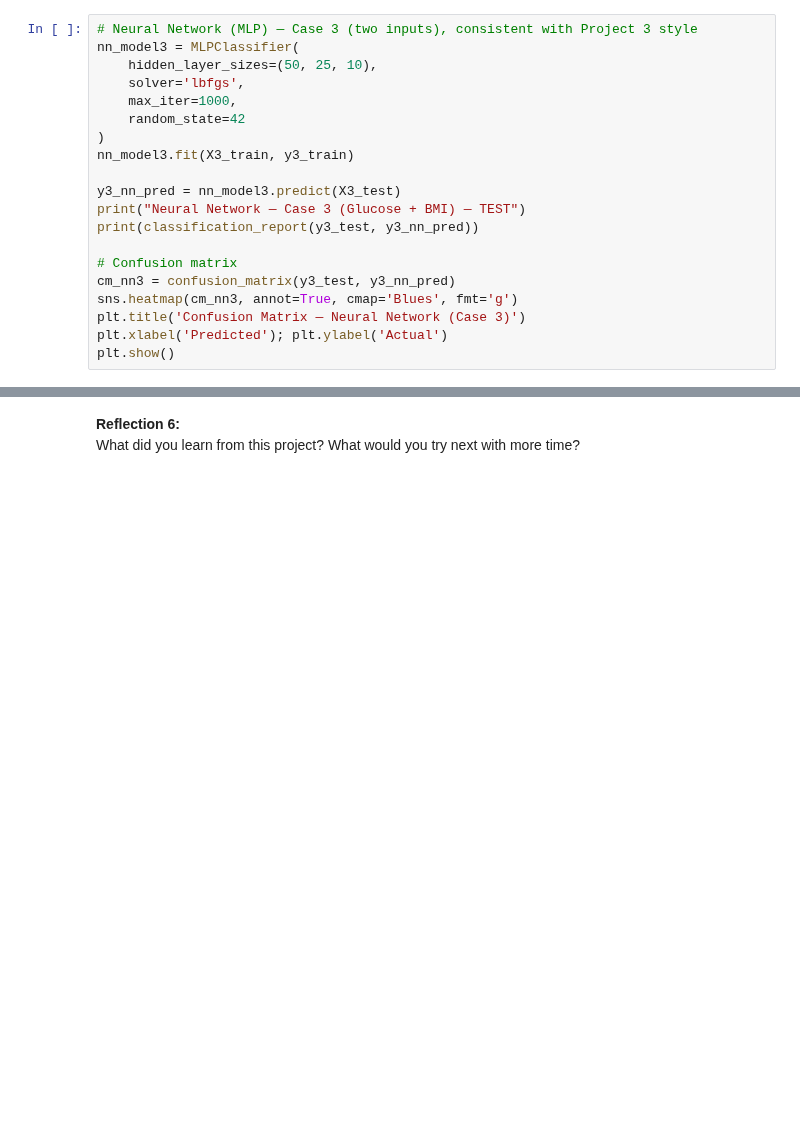
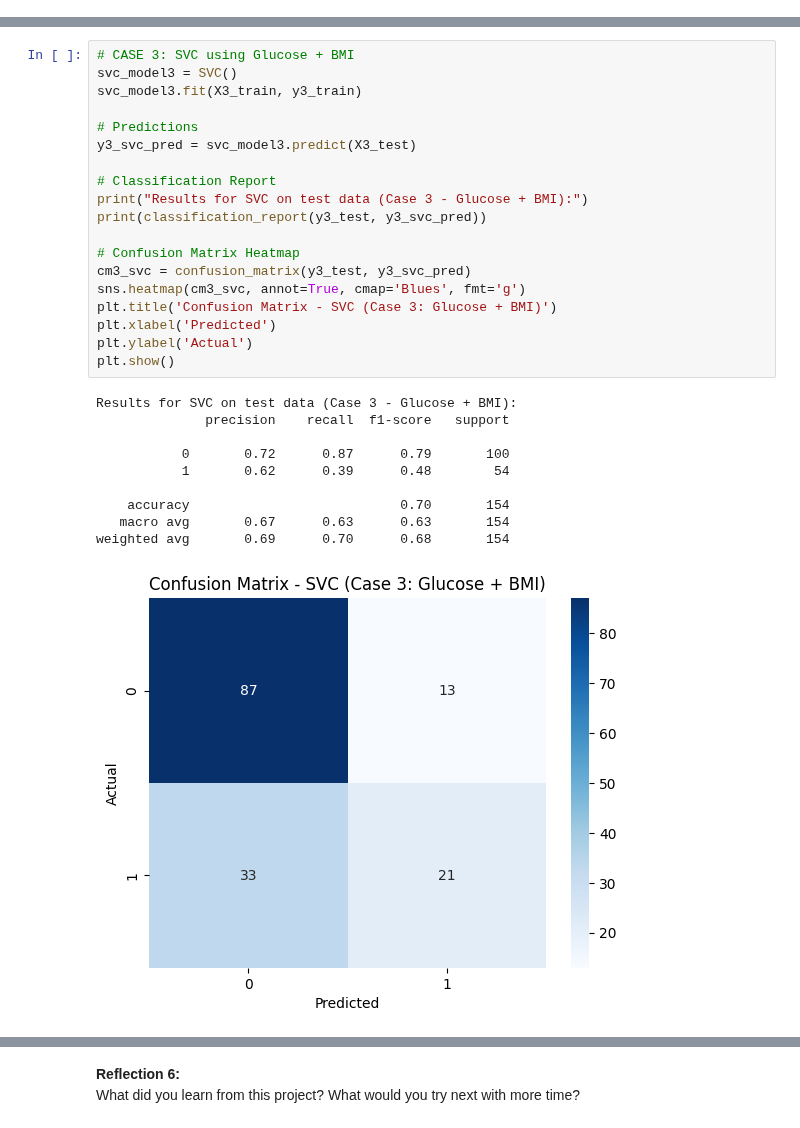
Before and after one commit to BethSpornitz/ml01, a Jupyter notebook: notebooks/midterm/ml_midterm_bethspornitz.ipynb, the cells around one changed output, grey strips where cells are left out. Cells and saved outputs as stored; diff of their text form; blank space fills up the shorter version.

```diff
--- a/notebooks/midterm/ml_midterm_bethspornitz.ipynb
+++ b/notebooks/midterm/ml_midterm_bethspornitz.ipynb
@@ -321,20 +473,0 @@ plt.show()
-# %%
-# Neural Network (MLP) — Case 3 (two inputs), consistent with Project 3 style
-nn_model3 = MLPClassifier(
-    hidden_layer_sizes=(50, 25, 10),
-    solver='lbfgs',
-    max_iter=1000,
-    random_state=42
-)
-nn_model3.fit(X3_train, y3_train)
-
-y3_nn_pred = nn_model3.predict(X3_test)
-print("Neural Network — Case 3 (Glucose + BMI) — TEST")
-print(classification_report(y3_test, y3_nn_pred))
-
-# Confusion matrix
-cm_nn3 = confusion_matrix(y3_test, y3_nn_pred)
-sns.heatmap(cm_nn3, annot=True, cmap='Blues', fmt='g')
-plt.title('Confusion Matrix — Neural Network (Case 3)')
-plt.xlabel('Predicted'); plt.ylabel('Actual')
-plt.show()
@@ -370,0 +504,30 @@ Compare Decision Tree vs SVC vs NN. Which performed best on **test** data? Any s
+# %%
+# CASE 3: SVC using Glucose + BMI
+svc_model3 = SVC()
+svc_model3.fit(X3_train, y3_train)
+
+# Predictions
+y3_svc_pred = svc_model3.predict(X3_test)
+
+# Classification Report
+print("Results for SVC on test data (Case 3 - Glucose + BMI):")
+print(classification_report(y3_test, y3_svc_pred))
+
+# Confusion Matrix Heatmap
+cm3_svc = confusion_matrix(y3_test, y3_svc_pred)
+sns.heatmap(cm3_svc, annot=True, cmap='Blues', fmt='g')
+plt.title('Confusion Matrix - SVC (Case 3: Glucose + BMI)')
+plt.xlabel('Predicted')
+plt.ylabel('Actual')
+plt.show()
+# %% [output]
+Results for SVC on test data (Case 3 - Glucose + BMI):
+              precision    recall  f1-score   support
+
+           0       0.72      0.87      0.79       100
+           1       0.62      0.39      0.48        54
+
+    accuracy                           0.70       154
+   macro avg       0.67      0.63      0.63       154
+weighted avg       0.69      0.70      0.68       154
+[figure, added]
```
Also changed, not shown: parts of 50 cells of this notebook, 1 other file.
